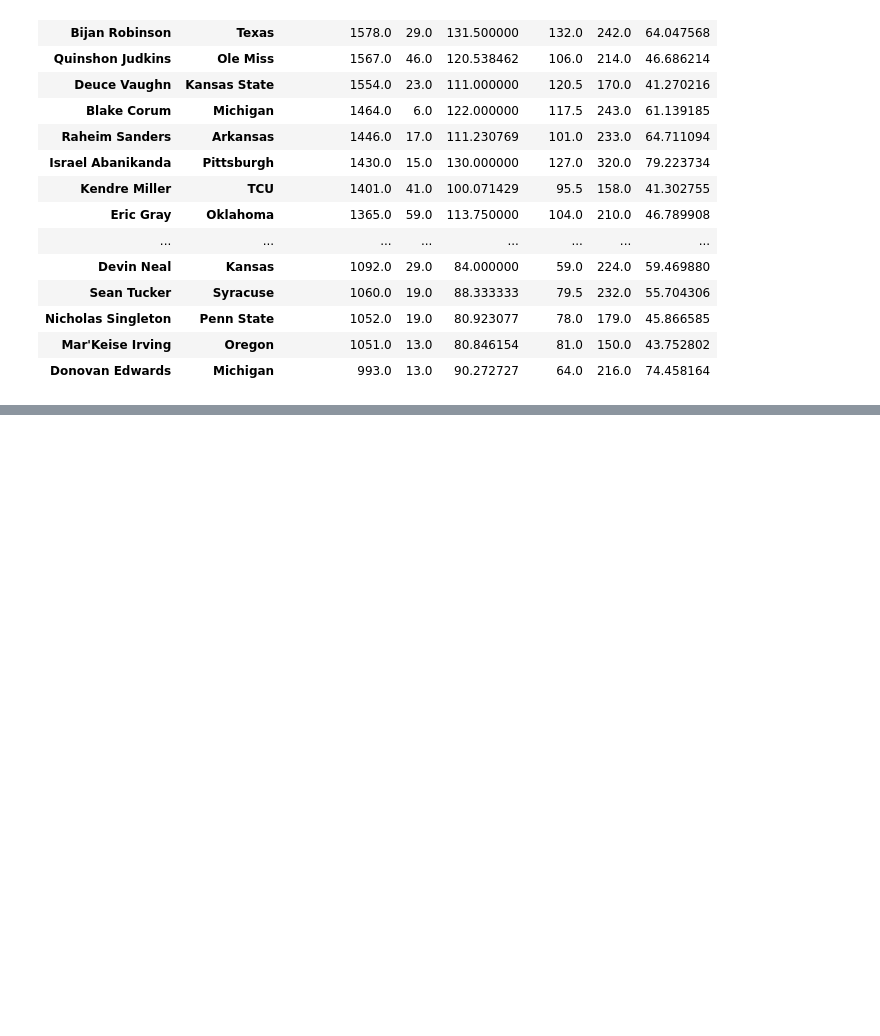
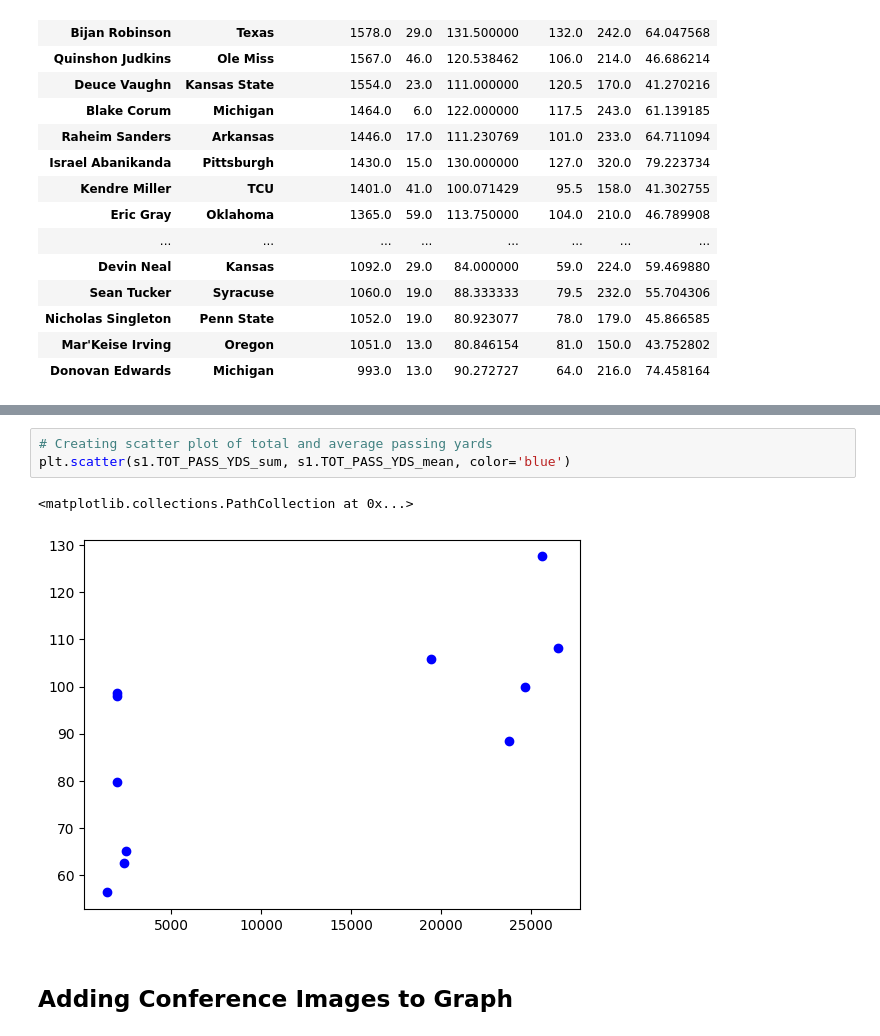
Before and after one commit to wjurden/college-football-project, a Jupyter notebook: code/deep_dives/player_game_stats_deepdive.ipynb, the cells around one changed output, grey strips where cells are left out. Drawn from its saved outputs; the diff is of its cells as text; blank space fills up the shorter version.

```diff
--- a/code/deep_dives/player_game_stats_deepdive.ipynb
+++ b/code/deep_dives/player_game_stats_deepdive.ipynb
@@ -424,0 +384,8 @@ plt.plot()
+# %%
+# Creating scatter plot of total and average passing yards
+plt.scatter(s1.TOT_PASS_YDS_sum, s1.TOT_PASS_YDS_mean, color='blue')
+# %% [output]
+<matplotlib.collections.PathCollection at 0x...>
+[figure, added]
+# %% [markdown]
+## Adding Conference Images to Graph
```
Also changed, not shown: parts of 29 cells of this notebook.
